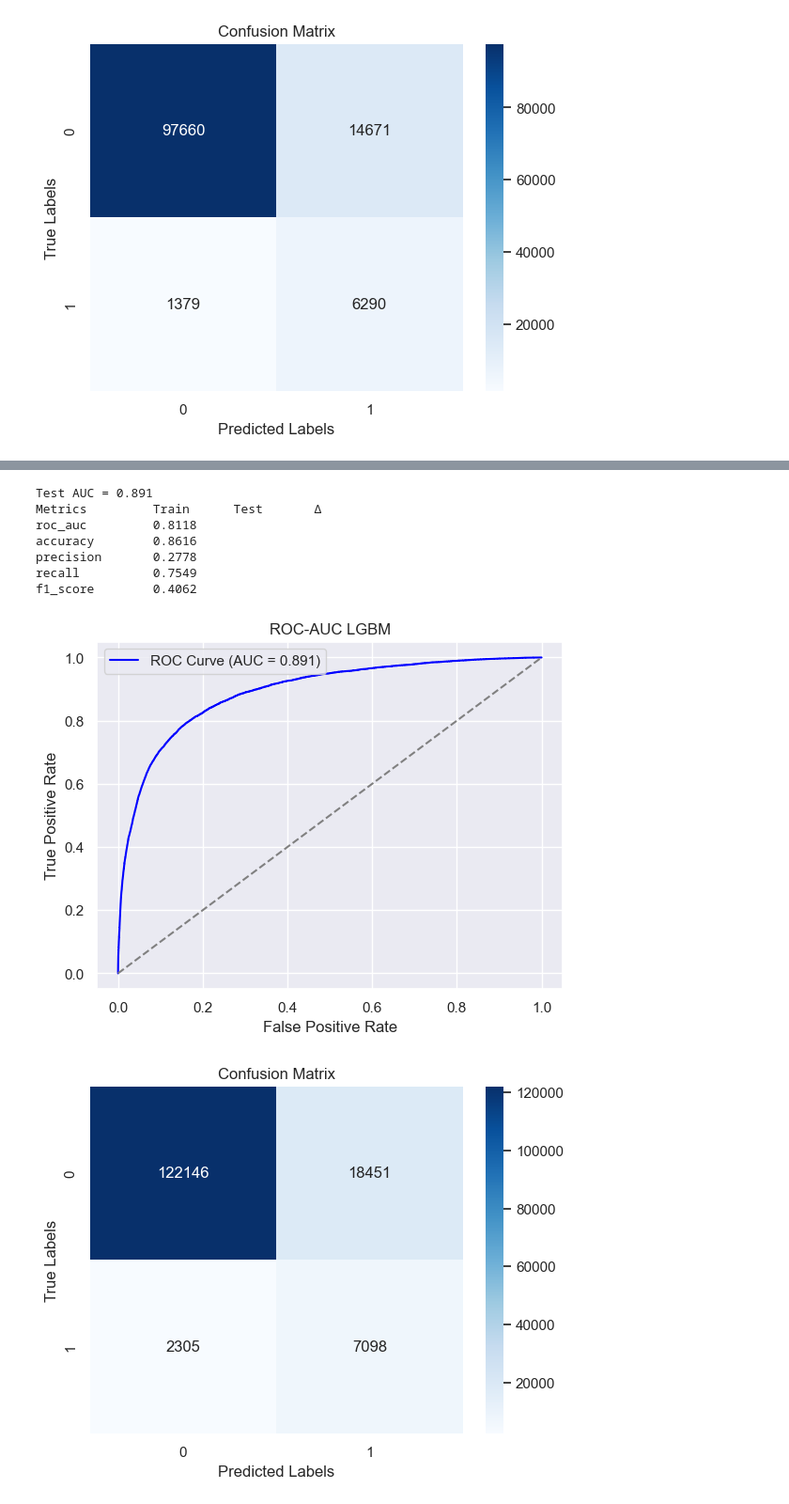
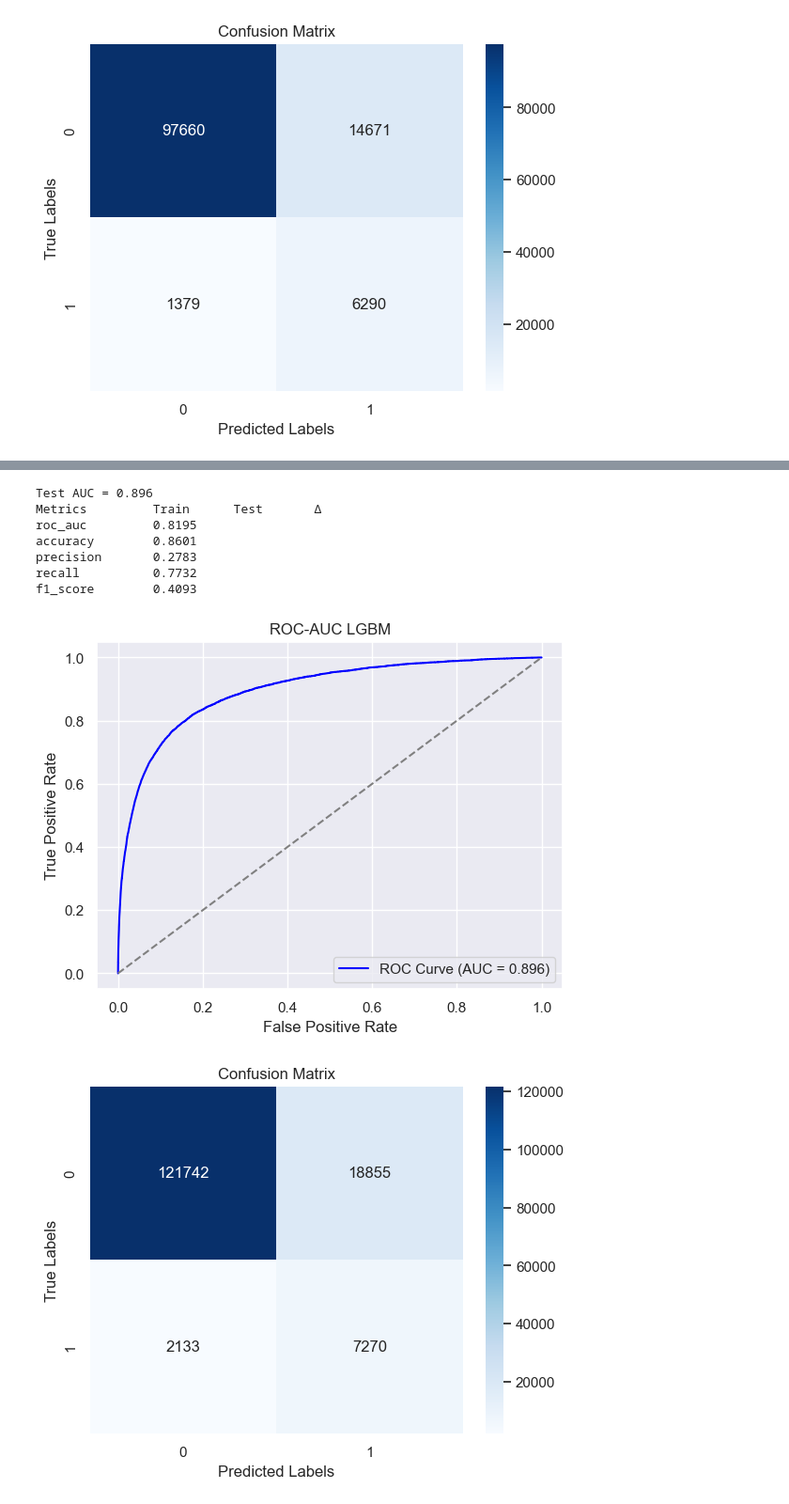
Before and after one commit to volry/subscriber-churn, a Jupyter notebook: BDL-final.ipynb, the cells around one changed output, grey strips where cells are left out. Shown at 94% size. Cells and saved outputs as stored; diff of their text form; code cells hidden in the pictures.

Commit message:
make second part of anal_model

```diff
--- a/BDL-final.ipynb
+++ b/BDL-final.ipynb
@@ -470,8 +472,11 @@ y = df_input['target']
 # розбиваємо дата сети на трейн і валідаційний
 X_train, X_val, y_train, y_val = train_test_split(X, y, test_size=0.2, random_state=777)
 
+pickle_file ='LGBMClassifier_01072023_17_07.pickle'
+clf, features = my_func.load_pickle(pickle_file)
+
 # оголошуємо модель із параметром для незбалансованої вибірки
-clf = lgb.LGBMClassifier(is_unbalance=True)
+#clf = lgb.LGBMClassifier(is_unbalance=True)
 
 # кількість валідаційних вибірок
 n_splits = 5
@@ -659,13 +668,26 @@ y = df_train_fe_dpi_num['target']
 
 # Розподіл датафреймів на трей і валідаційні
 X_train, X_val, y_train, y_val = train_test_split(X, y, test_size=0.2, random_state=777, stratify=y)
+# %%
+# Завантажуємо датасет LGBMClassifier_01072023_17_07.pickle (базові фічі)
+
+# завантажую список фічей
+with open('my_list_selected_fea_dpi_num.pkl', 'rb') as f:
+    selected_fea = pickle.load(f)
+
+X = df_train_fe.drop(['target', 'abon_id'], axis=1)
+y = df_train_fe['target']
+
+
+# Розподіл датафреймів на трей і валідаційні
+X_train, X_val, y_train, y_val = train_test_split(X, y, test_size=0.2, random_state=777, stratify=y)
 # %%
 #  ТРЕНУВАННЯ МОДЕЛІ
 
 # оголошення моделі (без тюнінга гіперпараметрів)
 
 #clf = lgb.LGBMClassifier(is_unbalance=True)
-
+model_train, features = my_func.load_pickle("LGBMClassifier_09072023_16_58.pickle")
 #  clf_best - це вже модель із оптимізованими параметрами, сам код розташовний нижче
 clf = clf_best #(тут оголошення моделі з підібраними оптимізованими гіперпараметрами)
 # ділимо на спліти
@@ -954,7 +979,7 @@ plt.show()
 # pickle_file = "LGBMClassifier_01072023_10_02.pickle"
 # pickle_file = "LGBMClassifier_01072023_12_16.pickle"
 # pickle_file = "LGBMClassifier_01072023_13_48.pickle"
-# pickle_file = "LGBMClassifier_01072023_17_07.pickle"
+pickle_file = "LGBMClassifier_01072023_17_07.pickle"
 # pickle_file = "LGBMClassifier_24062023_15_30.pickle"
 # pickle_file = "LGBMClassifier_01072023_15_56.pickle"
 # pickle_file = "LGBMClassifier_01072023_14_50.pickle"
@@ -962,7 +987,7 @@ plt.show()
 # pickle_file = "LGBMClassifier_08072023_18_03.pickle"
 # pickle_file = "LGBMClassifier_07072023_19_46.pickle"
 # pickle_file = "LGBMClassifier_09072023_16_52.pickle"
-pickle_file = "LGBMClassifier_09072023_17_23.pickle"
+# pickle_file = "LGBMClassifier_09072023_17_23.pickle"
 
 
 # Load the model
@@ -982,40 +1007,40 @@ y_test = df_for_test['target']
 X_test = df_for_test.drop(['target', 'abon_id'], axis=1)
 X_test = X_test[features]
 #X_test.fillna(-1, inplace=True)
 
 # Make predictions on the test data
 y_pred = model_test.predict(X_test)
 
 # Calculate the probabilities of the positive class
 y_pred_proba = model_test.predict_proba(X_test)[:, 1]
 
 # Calculate the ROC-AUC score
 auc = roc_auc_score(y_test, y_pred_proba)
 print(f"Test AUC = {auc:.3f}")
 
 
 # Calculate and print out the binary classification metrics
 my_func.binary_classification_metrics(y_true_tr=y_test, y_pred_tr=y_pred, report=False)
 
 
 # Plot the ROC-AUC curve
 fpr, tpr, _ = roc_curve(y_test, y_pred_proba)
 plt.plot(fpr, tpr, color='blue', label="ROC Curve (AUC = {:.3f})".format(auc))
 plt.plot([0, 1], [0, 1], color='gray', linestyle='--')
 plt.xlabel("False Positive Rate")
 plt.ylabel("True Positive Rate")
 plt.title("ROC-AUC LGBM")
 plt.legend()
 plt.show()
 # %% [output]
-Test AUC = 0.891
+Test AUC = 0.896
 Metrics         Train      Test       Δ
-roc_auc         0.8118
-accuracy        0.8616
-precision       0.2778
-recall          0.7549
-f1_score        0.4062
+roc_auc         0.8195
+accuracy        0.8601
+precision       0.2783
+recall          0.7732
+f1_score        0.4093
-[figure, old version]
+[figure, new version]
 # %%
 import seaborn as sns
 
```
Also changed, not shown: parts of 10 cells of this notebook, 3 other files.
